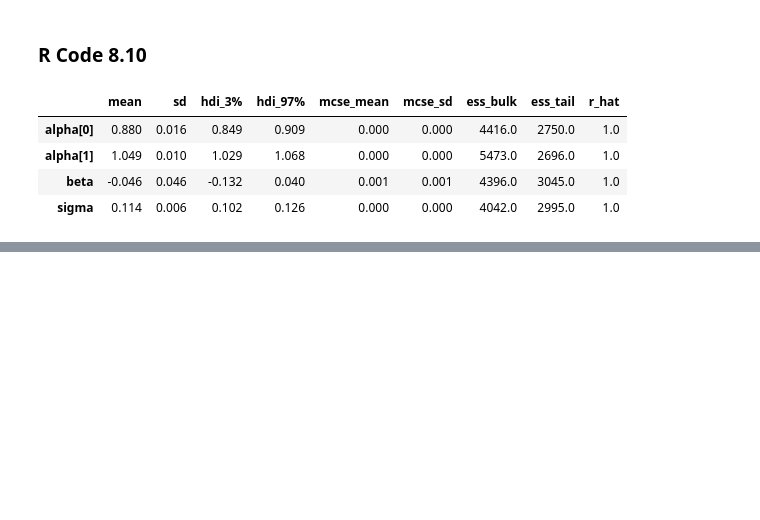
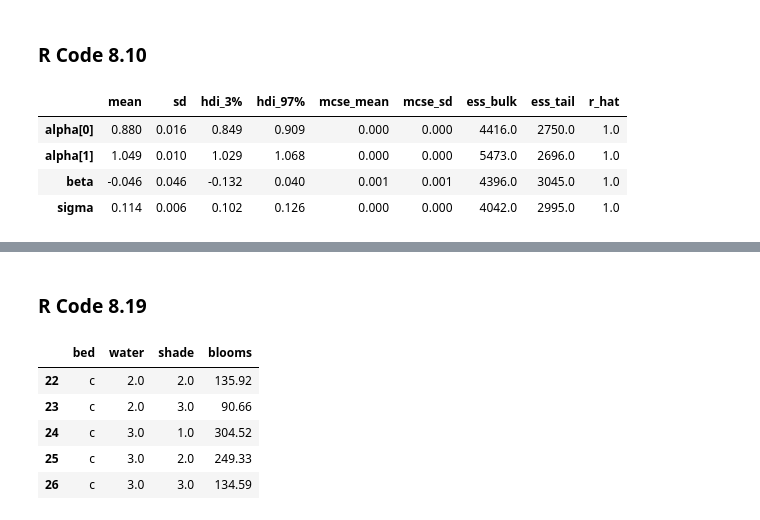
Before and after one commit to rodolphomacedo/statistical_rethinking_pt_BR, a Jupyter notebook: parte_8.ipynb, the cells around one changed output, grey strips where cells are left out. Cells and saved outputs as stored; diff of their text form; code cells hidden in the pictures; blank space fills up the shorter version.

```diff
--- a/parte_8.ipynb
+++ b/parte_8.ipynb
@@ -768,0 +808,18 @@ plt.show()
+# %% [markdown]
+### R Code 8.19
+# %%
+df = pd.read_csv('./data/tulips.csv', sep=';',
+                 dtype={
+                     'bed': 'category',  # cluster of plants from same section of the greenhouse
+                     'water': 'float',  # Predictor: Soil moisture - (1) low and (3) high
+                     'shade': 'float',  # Predictor: Light exposure - (1) high and (3) low
+                     'blooms': 'float',  # What we wish to predict
+                 })
+df.tail()
+# %% [output]
+|  | bed | water | shade | blooms |
+| 22 | c | 2.0 | 2.0 | 135.92 |
+| 23 | c | 2.0 | 3.0 | 90.66 |
+| 24 | c | 3.0 | 1.0 | 304.52 |
+| 25 | c | 3.0 | 2.0 | 249.33 |
+| 26 | c | 3.0 | 3.0 | 134.59 |
```
Also changed, not shown: parts of 66 cells of this notebook, 1 other file.
